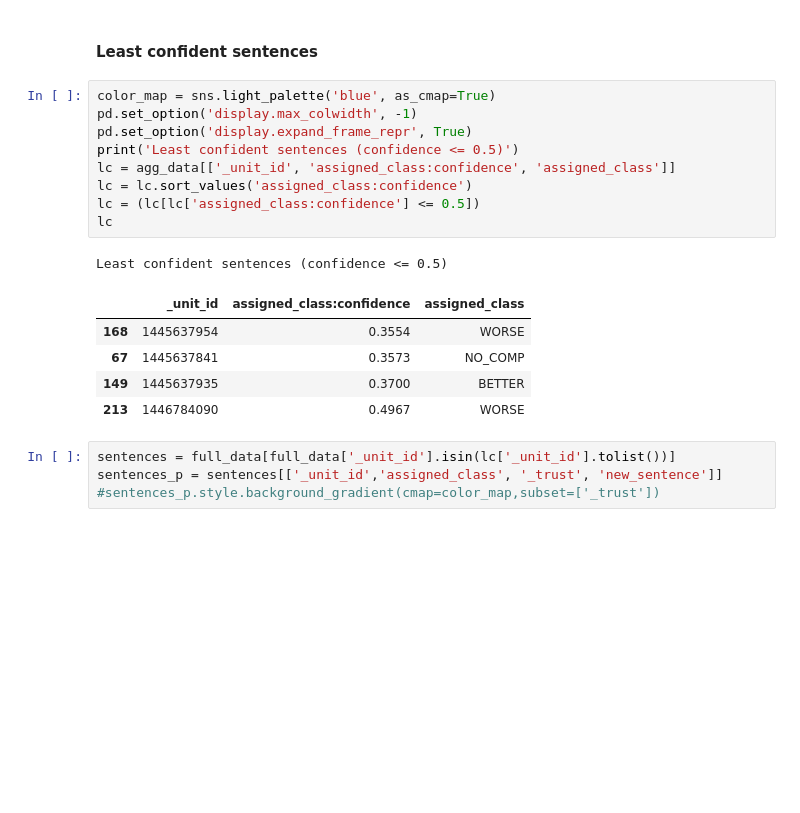
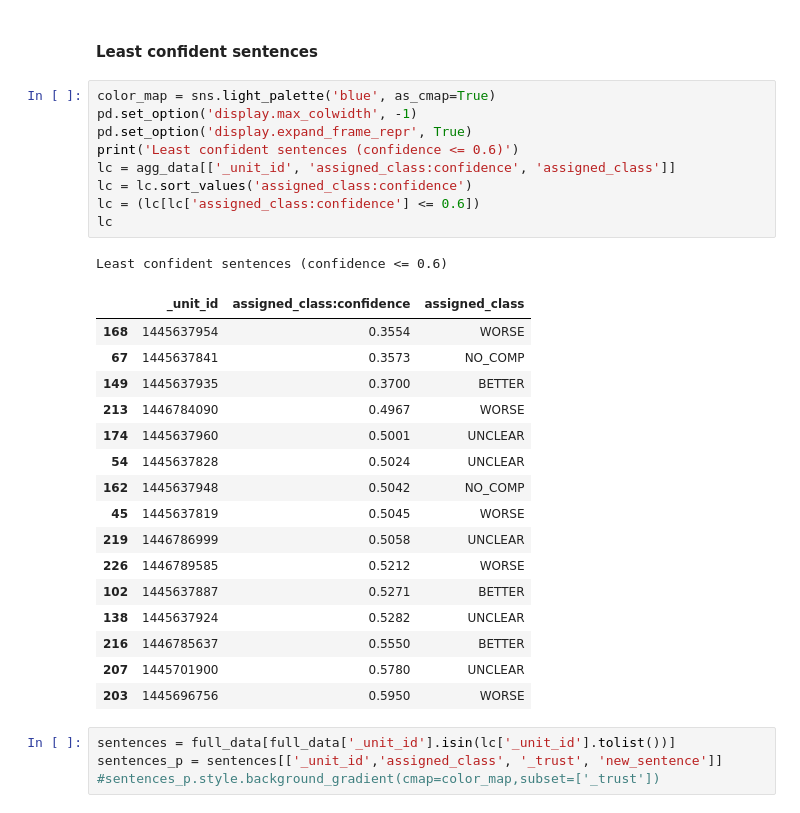
Before and after one commit to uhh-lt/comparative, a Jupyter notebook: 3. Crowdsourcing/3.2 Prestudy/data-workbook.ipynb, the cells around one changed output. Cells and saved outputs as stored; diff of their text form; blank space fills up the shorter version.

```diff
--- a/3. Crowdsourcing/3.2 Prestudy/data-workbook.ipynb
+++ b/3. Crowdsourcing/3.2 Prestudy/data-workbook.ipynb
@@ -50,19 +67,30 @@ plt.show()
 # %%
 color_map = sns.light_palette('blue', as_cmap=True)
 pd.set_option('display.max_colwidth', -1)
 pd.set_option('display.expand_frame_repr', True)
-print('Least confident sentences (confidence <= 0.5)')
+print('Least confident sentences (confidence <= 0.6)')
 lc = agg_data[['_unit_id', 'assigned_class:confidence', 'assigned_class']]
 lc = lc.sort_values('assigned_class:confidence')
-lc = (lc[lc['assigned_class:confidence'] <= 0.5])
+lc = (lc[lc['assigned_class:confidence'] <= 0.6])
 lc
 # %% [output]
-Least confident sentences (confidence <= 0.5)
+Least confident sentences (confidence <= 0.6)
 |  | _unit_id | assigned_class:confidence | assigned_class |
 | 168 | 1445637954 | 0.3554 | WORSE |
 | 67 | 1445637841 | 0.3573 | NO_COMP |
 | 149 | 1445637935 | 0.3700 | BETTER |
 | 213 | 1446784090 | 0.4967 | WORSE |
+| 174 | 1445637960 | 0.5001 | UNCLEAR |
+| 54 | 1445637828 | 0.5024 | UNCLEAR |
+| 162 | 1445637948 | 0.5042 | NO_COMP |
+| 45 | 1445637819 | 0.5045 | WORSE |
+| 219 | 1446786999 | 0.5058 | UNCLEAR |
+| 226 | 1446789585 | 0.5212 | WORSE |
+| 102 | 1445637887 | 0.5271 | BETTER |
+| 138 | 1445637924 | 0.5282 | UNCLEAR |
+| 216 | 1446785637 | 0.5550 | BETTER |
+| 207 | 1445701900 | 0.5780 | UNCLEAR |
+| 203 | 1445696756 | 0.5950 | WORSE |
 # %%
 sentences = full_data[full_data['_unit_id'].isin(lc['_unit_id'].tolist())]
 sentences_p = sentences[['_unit_id','assigned_class', '_trust', 'new_sentence']]
```
Also changed, not shown: parts of 8 cells of this notebook, 2 other files.
